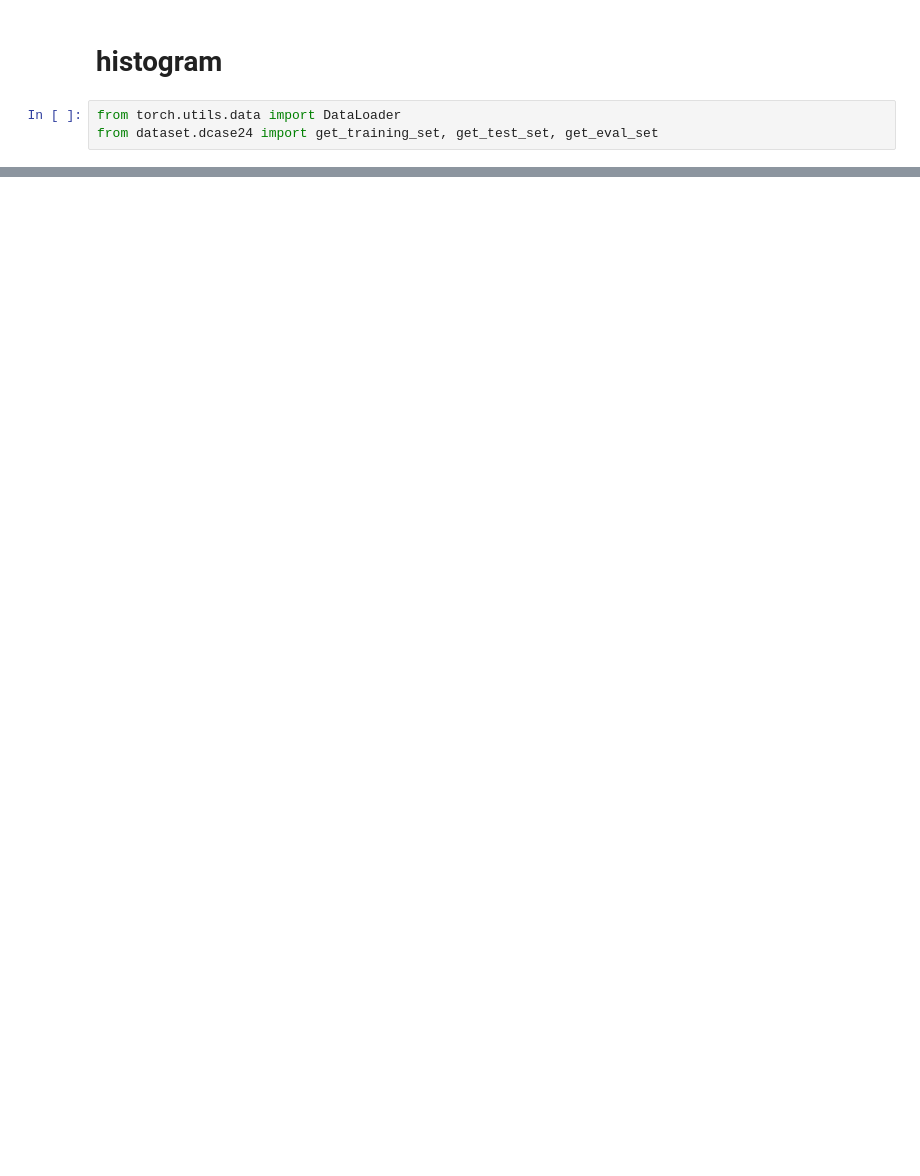
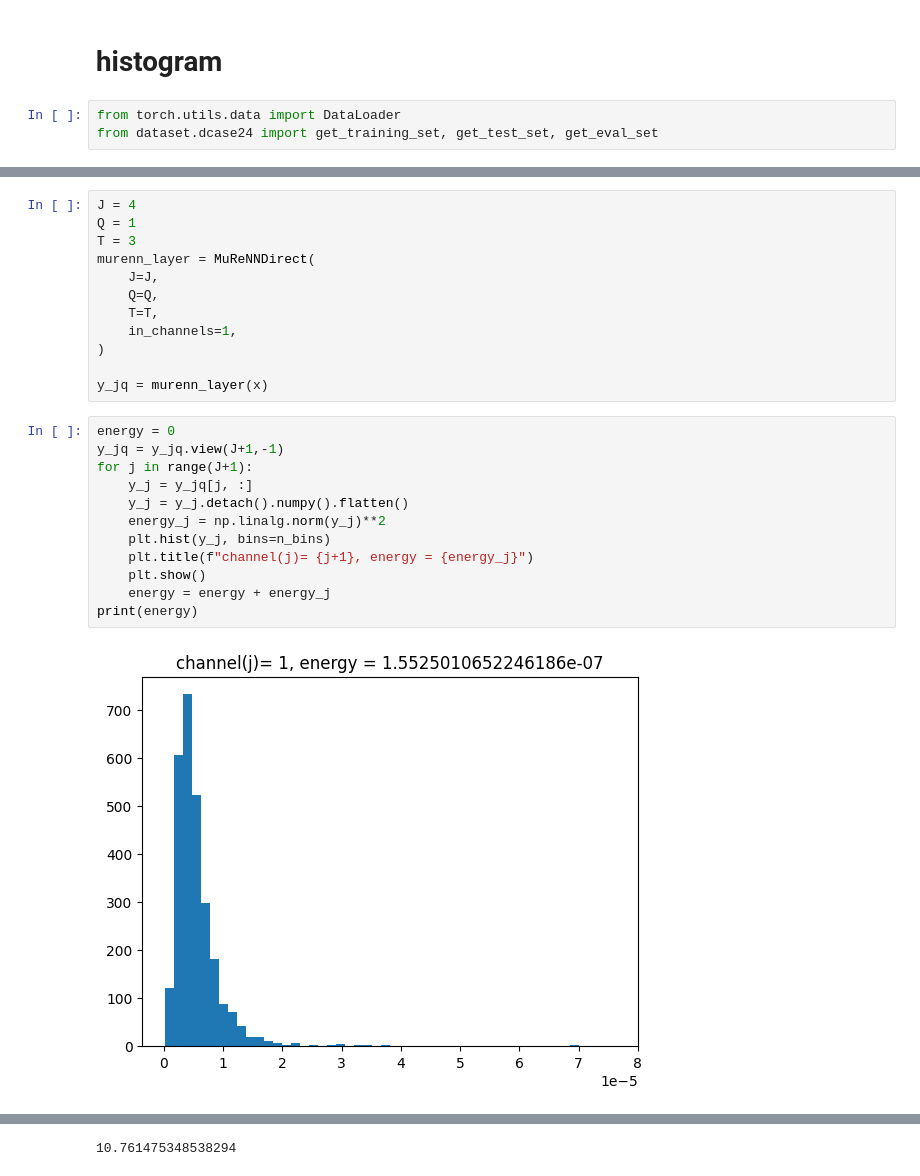
Before and after one commit to xir4n/xz2024dcase, a Jupyter notebook: experiments.ipynb, the cells around one changed output, grey strips where cells are left out. Cells and saved outputs as stored; diff of their text form; blank space fills up the shorter version.

```diff
--- a/experiments.ipynb
+++ b/experiments.ipynb
@@ -97,0 +149,26 @@ for j in range(len(bps)):
+# %%
+J = 4
+Q = 1
+T = 3
+murenn_layer = MuReNNDirect(
+    J=J,
+    Q=Q,
+    T=T,
+    in_channels=1,
+)
+
+y_jq = murenn_layer(x)
+# %%
+energy = 0
+y_jq = y_jq.view(J+1,-1)
+for j in range(J+1):
+    y_j = y_jq[j, :]
+    y_j = y_j.detach().numpy().flatten()
+    energy_j = np.linalg.norm(y_j)**2
+    plt.hist(y_j, bins=n_bins)
+    plt.title(f"channel(j)= {j+1}, energy = {energy_j}")
+    plt.show()
+    energy = energy + energy_j
+print(energy)
+# %% [output]
+[figure, added]
@@ -97,0 +179 @@ for j in range(len(bps)):
+10.761475348538294
```
Also changed, not shown: parts of 11 cells of this notebook, 1 other file.
